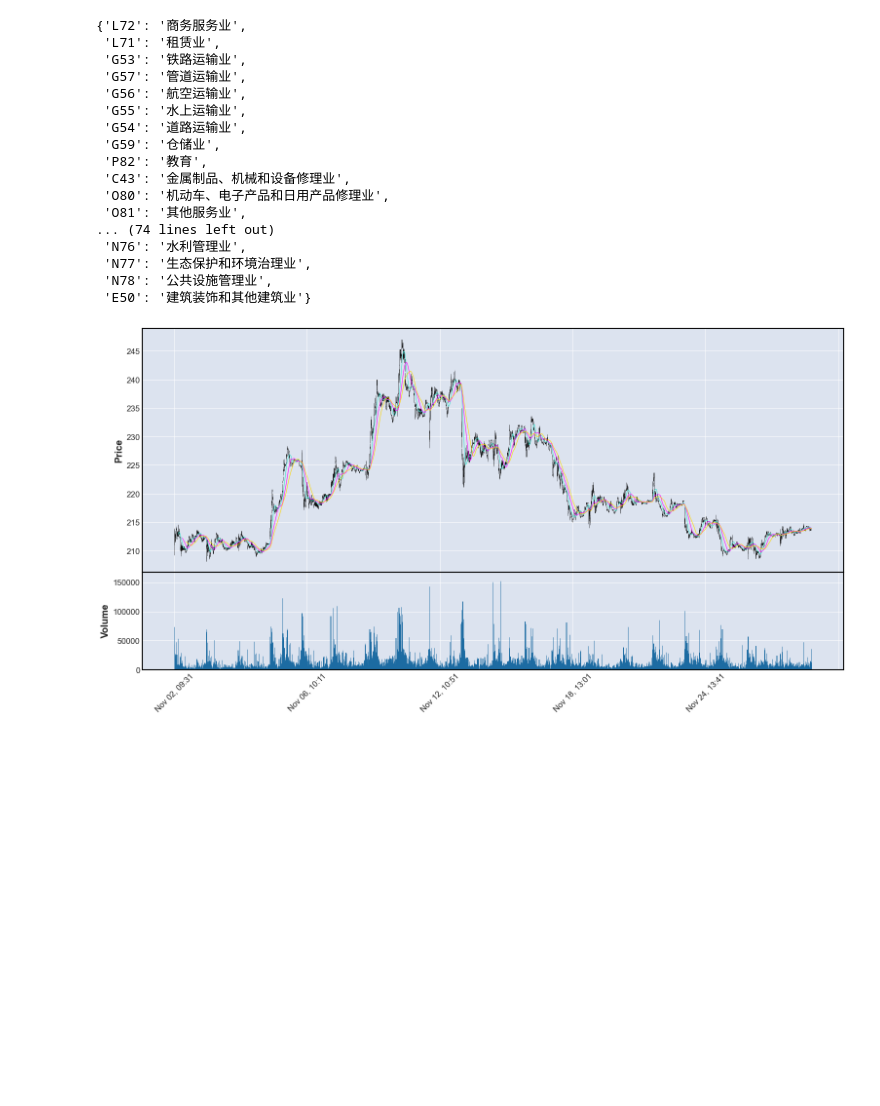
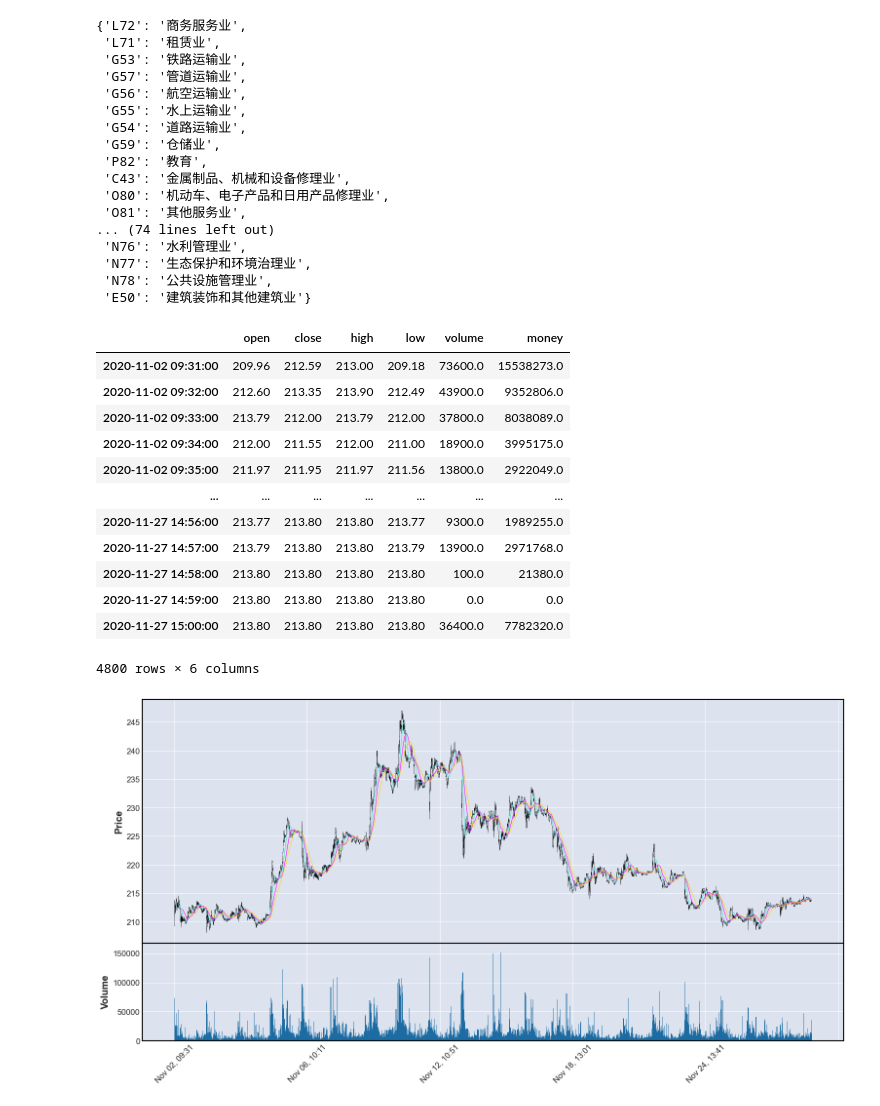
Before and after one commit to Seaaann/JoinQuant-Stock-Trading, a Jupyter notebook: intraday strat.ipynb, the cells around one changed output. Saved outputs shown, nothing was run; the diff lists cells and outputs as text; code cells hidden in the pictures; blank space fills up the shorter version.

```diff
--- a/intraday strat.ipynb
+++ b/intraday strat.ipynb
@@ -82,6 +82,22 @@ industry_dict
  'N77': '生态保护和环境治理业',
  'N78': '公共设施管理业',
  'E50': '建筑装饰和其他建筑业'}
+# %%
+c15_stocks_prices
+# %% [output]
+|  | open | close | high | low | volume | money |
+| 2020-11-02 09:31:00 | 209.96 | 212.59 | 213.00 | 209.18 | 73600.0 | 15538273.0 |
+| 2020-11-02 09:32:00 | 212.60 | 213.35 | 213.90 | 212.49 | 43900.0 | 9352806.0 |
+| 2020-11-02 09:33:00 | 213.79 | 212.00 | 213.79 | 212.00 | 37800.0 | 8038089.0 |
+| 2020-11-02 09:34:00 | 212.00 | 211.55 | 212.00 | 211.00 | 18900.0 | 3995175.0 |
+| 2020-11-02 09:35:00 | 211.97 | 211.95 | 211.97 | 211.56 | 13800.0 | 2922049.0 |
+| ... | ... | ... | ... | ... | ... | ... |
+| 2020-11-27 14:56:00 | 213.77 | 213.80 | 213.80 | 213.77 | 9300.0 | 1989255.0 |
+| 2020-11-27 14:57:00 | 213.79 | 213.80 | 213.80 | 213.79 | 13900.0 | 2971768.0 |
+| 2020-11-27 14:58:00 | 213.80 | 213.80 | 213.80 | 213.80 | 100.0 | 21380.0 |
+| 2020-11-27 14:59:00 | 213.80 | 213.80 | 213.80 | 213.80 | 0.0 | 0.0 |
+| 2020-11-27 15:00:00 | 213.80 | 213.80 | 213.80 | 213.80 | 36400.0 | 7782320.0 |
+4800 rows × 6 columns
 # %%
 start_date = '2020-11-02'
 end_date = '2020-11-30'
```
Also changed, not shown: parts of 7 cells of this notebook.
